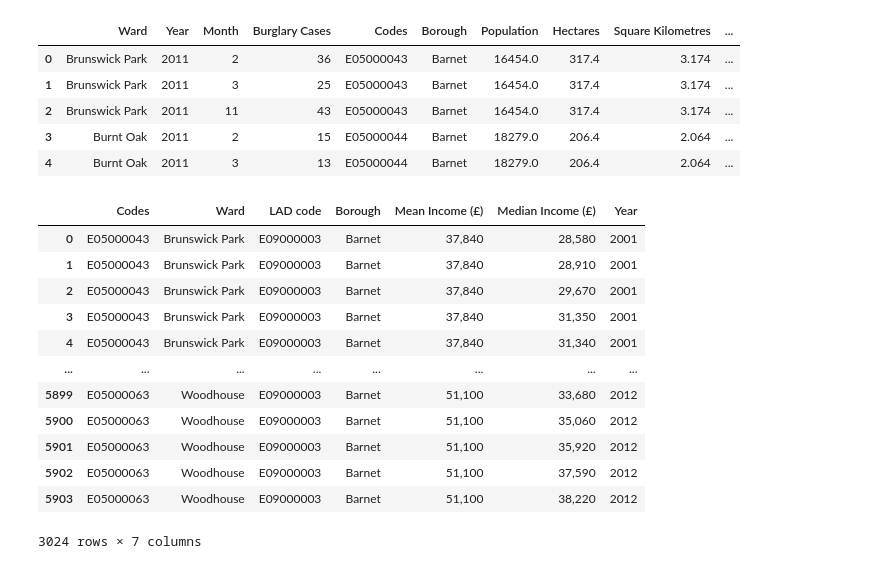
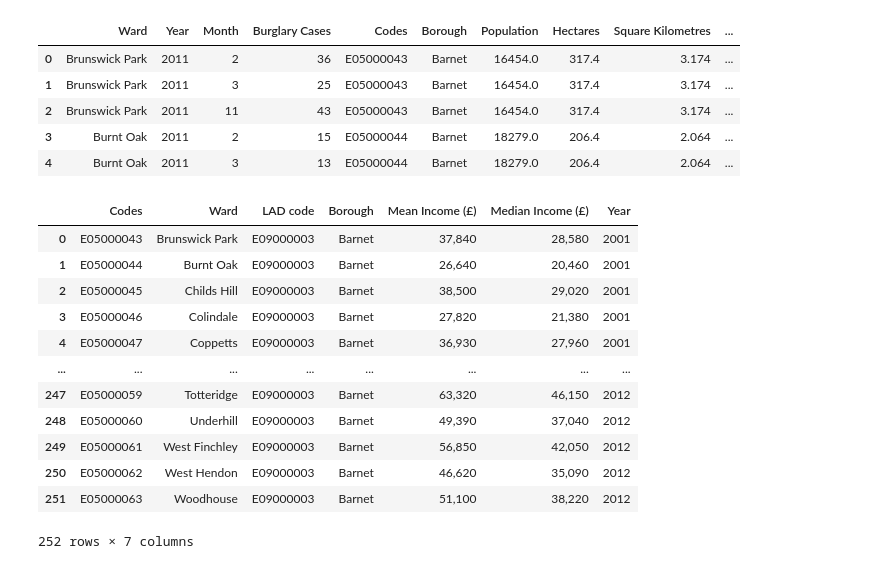
Before and after one commit to isavgt/JBG050-group11, a Jupyter notebook: datasetsexploration.ipynb, the cells around one changed output. Drawn from its saved outputs; the diff is of its cells as text; code cells hidden in the pictures.

Commit message:
updated the merged dfs with income data.

```diff
--- a/datasetsexploration.ipynb
+++ b/datasetsexploration.ipynb
@@ -464,34 +464,34 @@ df3.head()
 # %%
 income_ward_df = pd.read_csv(r'.\\Datasets\\Population\\modelled-household-income-estimates-wards.csv', encoding='latin1')
 income_ward_df = income_ward_df.loc[(income_ward_df['Borough']=='Barnet')]
 tomelt = [income_ward_df.columns[i] for i in range(0, 4)]
 income_ward_df = pd.melt(income_ward_df, id_vars=tomelt,
         var_name="Date",
         value_name="Mean Income (£)")
-income_ward_df = pd.merge(income_ward_df, income_ward_df[income_ward_df['Date'].str.contains("Median")], how='inner', on=['Borough', 'Ward name'])
-income_ward_df["Mean Income (£)"] = income_ward_df["Mean Income (£)_x"].str.replace("£", "")
-income_ward_df["Median Income (£)"] = income_ward_df["Mean Income (£)_y"].str.replace("£", "")
-income_ward_df['Year'] = income_ward_df.Date_x.str[5:9]
-income_ward_df = income_ward_df.drop(['Mean Income (£)_x'], axis=1)
-income_ward_df = income_ward_df.drop(['Mean Income (£)_y'], axis=1)
-income_ward_df = income_ward_df[income_ward_df['Year'] != "n 20"]
+temp_df = income_ward_df[income_ward_df['Date'].str.contains("Median")]
+temp_df = temp_df.rename(columns={'Mean Income (£)':'Median Income (£)'})
+income_ward_df = income_ward_df[income_ward_df['Date'].str.contains("Mean")]
+income_ward_df = pd.concat([income_ward_df.reset_index(drop=True), temp_df[['Median Income (£)']].reset_index(drop=True)], axis=1)
+income_ward_df["Mean Income (£)"] = income_ward_df["Mean Income (£)"].str.replace("£", "")
+income_ward_df["Median Income (£)"] = income_ward_df["Median Income (£)"].str.replace("£", "")
+income_ward_df['Year'] = income_ward_df.Date.str[5:9]
+income_ward_df = income_ward_df.drop(['Date'], axis=1)
 income_ward_df['Year']  = income_ward_df['Year'].astype('Int64')
-income_ward_df = income_ward_df.drop(['Date_x', 'Date_y', 'Code_y', 'LAD code_y'], axis=1)
-income_ward_df = income_ward_df.rename({'Code_x' : 'Codes', 'LAD code_x' : 'LAD code', 'Ward name' : 'Ward'}, axis=1)
+income_ward_df = income_ward_df.rename({'Code' : 'Codes', 'Ward name' : 'Ward'}, axis=1)
 income_ward_df
 # %% [output]
 |  | Codes | Ward | LAD code | Borough | Mean Income (£) | Median Income (£) | Year |
 | 0 | E05000043 | Brunswick Park | E09000003 | Barnet | 37,840 | 28,580 | 2001 |
-| 1 | E05000043 | Brunswick Park | E09000003 | Barnet | 37,840 | 28,910 | 2001 |
-| 2 | E05000043 | Brunswick Park | E09000003 | Barnet | 37,840 | 29,670 | 2001 |
-| 3 | E05000043 | Brunswick Park | E09000003 | Barnet | 37,840 | 31,350 | 2001 |
-| 4 | E05000043 | Brunswick Park | E09000003 | Barnet | 37,840 | 31,340 | 2001 |
+| 1 | E05000044 | Burnt Oak | E09000003 | Barnet | 26,640 | 20,460 | 2001 |
+| 2 | E05000045 | Childs Hill | E09000003 | Barnet | 38,500 | 29,020 | 2001 |
+| 3 | E05000046 | Colindale | E09000003 | Barnet | 27,820 | 21,380 | 2001 |
+| 4 | E05000047 | Coppetts | E09000003 | Barnet | 36,930 | 27,960 | 2001 |
 | ... | ... | ... | ... | ... | ... | ... | ... |
-| 5899 | E05000063 | Woodhouse | E09000003 | Barnet | 51,100 | 33,680 | 2012 |
-| 5900 | E05000063 | Woodhouse | E09000003 | Barnet | 51,100 | 35,060 | 2012 |
-| 5901 | E05000063 | Woodhouse | E09000003 | Barnet | 51,100 | 35,920 | 2012 |
-| 5902 | E05000063 | Woodhouse | E09000003 | Barnet | 51,100 | 37,590 | 2012 |
-| 5903 | E05000063 | Woodhouse | E09000003 | Barnet | 51,100 | 38,220 | 2012 |
+| 247 | E05000059 | Totteridge | E09000003 | Barnet | 63,320 | 46,150 | 2012 |
+| 248 | E05000060 | Underhill | E09000003 | Barnet | 49,390 | 37,040 | 2012 |
+| 249 | E05000061 | West Finchley | E09000003 | Barnet | 56,850 | 42,050 | 2012 |
+| 250 | E05000062 | West Hendon | E09000003 | Barnet | 46,620 | 35,090 | 2012 |
+| 251 | E05000063 | Woodhouse | E09000003 | Barnet | 51,100 | 38,220 | 2012 |
-3024 rows × 7 columns
+252 rows × 7 columns
 # %%
 # income_ward_df.dtypes, df3.dtypes
```
Also changed, not shown: parts of 1 cell of this notebook, 1 other file.
